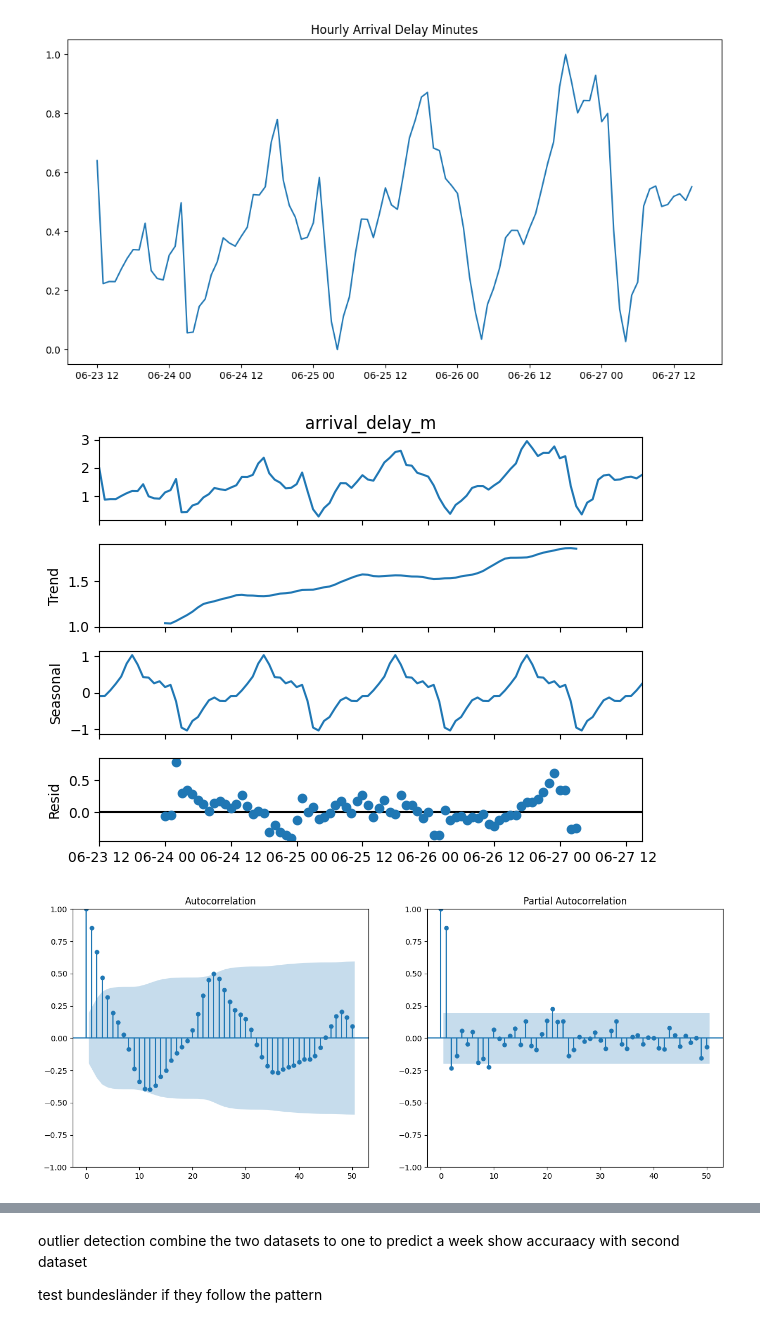
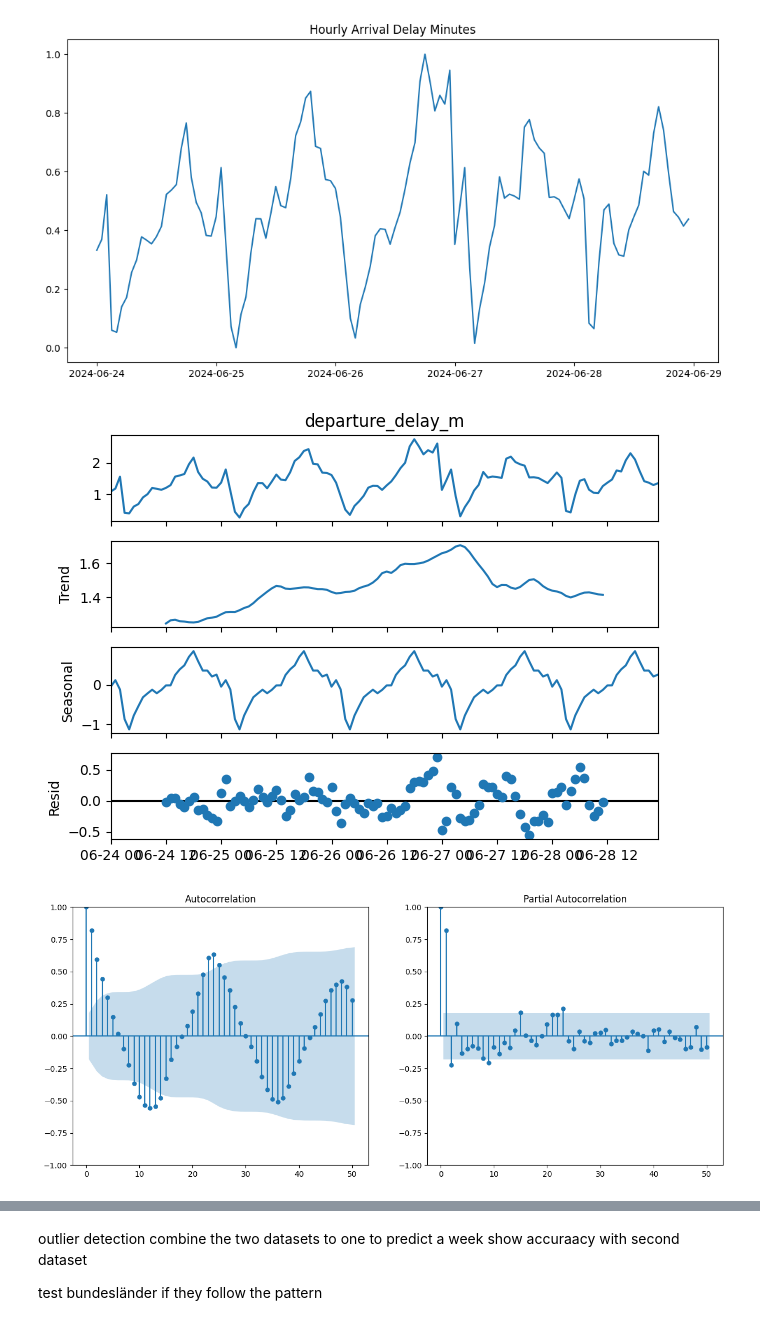
Before and after one commit to Nokkyuu/Fantastic_trains_and_when_to_find_them, a Jupyter notebook: ML/Time_Series.ipynb, the cells around one changed output, grey strips where cells are left out. Saved outputs shown, nothing was run; the diff lists cells and outputs as text; code cells hidden in the pictures.

Commit message:
combining the two datas two one for continuos data mo-fr

```diff
--- a/ML/Time_Series.ipynb
+++ b/ML/Time_Series.ipynb
@@ -12,5 +12,5 @@ df["arrival_plan_hour"] = df["arrival_plan"].dt.hour
 # %%
-df.dropna(subset=["arrival_plan"], inplace=True)
+df.dropna(subset=["departure_plan"], inplace=True)
 # %%
 # Set index to datetime
-df.set_index('arrival_plan', inplace=True)
+df.set_index('departure_plan', inplace=True)
@@ -17,11 +37,11 @@ df.set_index('arrival_plan', inplace=True)
 # %%
 # Select only numeric columns for resampling
-numeric_cols = df.select_dtypes(include=['float64', 'int64'])
+numeric_cols = df.select_dtypes(include=['float64', 'int64', 'int32'])
 
 # Resample to hourly data and calculate the mean
 hourly_data = numeric_cols.resample('h').mean()
 # %%
-hourly_data.iloc[28,5] = hourly_data[hourly_data["arrival_plan_hour"] == 15].arrival_delay_m.median()
-hourly_data.iloc[29,5] = hourly_data[hourly_data["arrival_plan_hour"] == 16].arrival_delay_m.median()
-hourly_data.iloc[30,5] = hourly_data[hourly_data["arrival_plan_hour"] == 17].arrival_delay_m.median()
+hourly_data.iloc[16,4] = hourly_data[hourly_data["departure_plan_hour"] == 15].arrival_delay_m.median()
+hourly_data.iloc[17,4] = hourly_data[hourly_data["departure_plan_hour"] == 16].arrival_delay_m.median()
+hourly_data.iloc[18,4] = hourly_data[hourly_data["departure_plan_hour"] == 17].arrival_delay_m.median()
 # %%
@@ -60,27 +63,27 @@ from statsmodels.tsa.seasonal import seasonal_decompose
 # %%
 # Plot the time series
 plt.figure(figsize=(12, 6))
-plt.plot(tsa['arrival_delay_m'])
+plt.plot(tsa['departure_delay_m'])
 plt.title('Hourly Arrival Delay Minutes')
 plt.show()
 # %% [output]
-[figure, old version]
+[figure, new version]
 # %%
-decomposition = seasonal_decompose(hourly_data['arrival_delay_m'], model='additive')
+decomposition = seasonal_decompose(hourly_data['departure_delay_m'], model='additive')
 decomposition.plot()
 plt.show()
 # %% [output]
-[figure, old version]
+[figure, new version]
 # %%
 from statsmodels.graphics.tsaplots import plot_acf, plot_pacf
 
 # ACF and PACF plots
 fig, axes = plt.subplots(1, 2, figsize=(15, 6))
-plot_acf(tsa['arrival_delay_m'], lags=50, ax=axes[0])
-plot_pacf(tsa['arrival_delay_m'], lags=50, ax=axes[1])
+plot_acf(tsa['departure_delay_m'], lags=50, ax=axes[0])
+plot_pacf(tsa['departure_delay_m'], lags=50, ax=axes[1])
 plt.show()
 # %% [output]
-[figure, old version]
+[figure, new version]
 # %%
 from statsmodels.tsa.statespace.sarimax import SARIMAX
 
```
Also changed, not shown: parts of 9 cells of this notebook, 23 other files.
